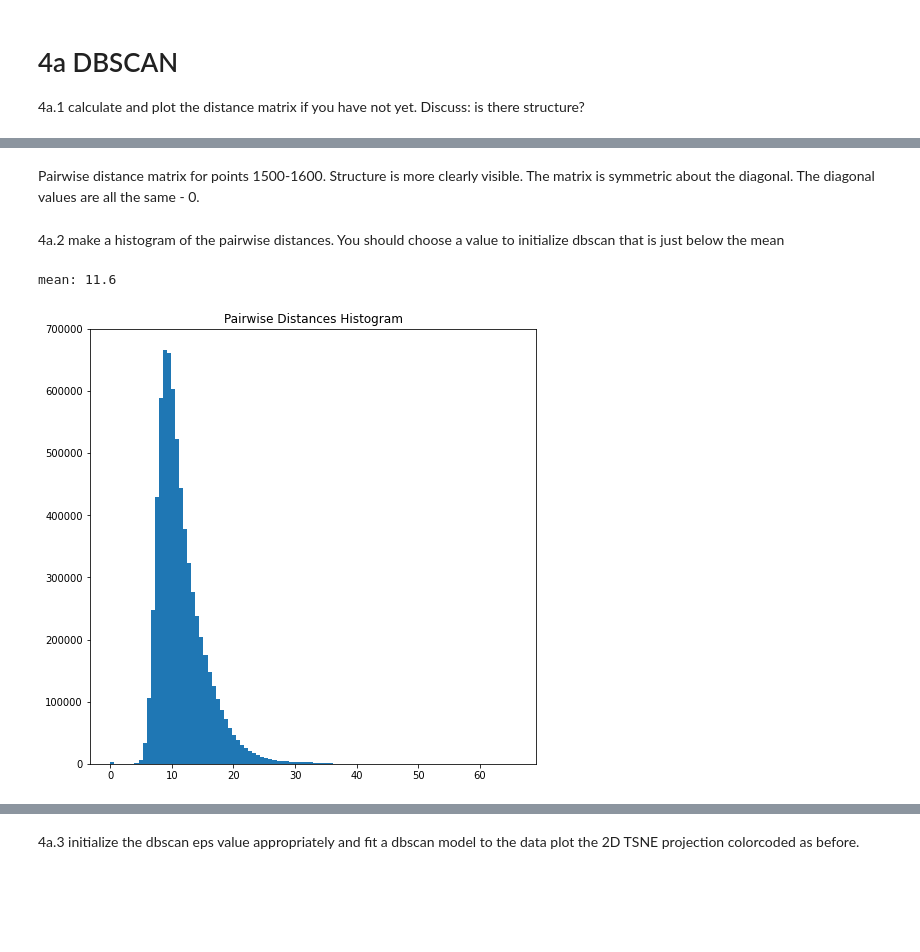
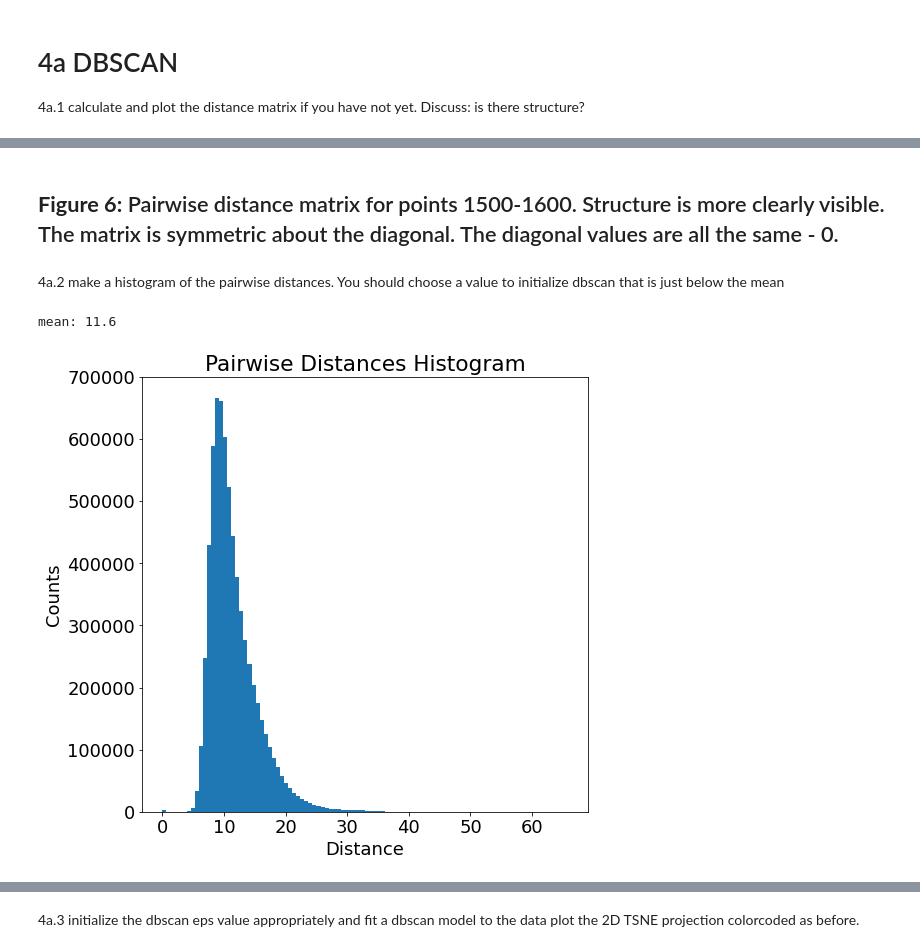
Before and after one commit to nkorzounUD/DSPS_NKorzoun, a Jupyter notebook: HW7/ClusteringGenes.ipynb, the cells around one changed output, grey strips where cells are left out. Cells and saved outputs as stored; diff of their text form; code cells hidden in the pictures; blank space fills up the shorter version.

```diff
--- a/HW7/ClusteringGenes.ipynb
+++ b/HW7/ClusteringGenes.ipynb
@@ -168,6 +169,17 @@ pl.show()
 2.4 calculate a function that measures the intracluster variance (i did it in class)
 # %%
 def calICVar(points, labels, centers):
+  '''Calculates the total intracluster variance.
+
+  Parameters:
+  points  -- data points for which to calculate the intracluster variance
+  labels  -- cluster labels of data points output from k-means algorithm
+  centers -- centers of clusters output from k-means algorithm
+
+  Returns:
+  The sum of the variances for each cluster
+  '''
+
   variances = []
   clusters = np.amax(labels) + 1
   for i in range(clusters):
@@ -189,7 +201,8 @@ ICVvals = []
 
 for i in range(nClust):
   Nvals.append(i+1)
-  geneclustersKM = cluster.KMeans(n_clusters=(i+1)).fit(scaledgenes)
+  geneclustersKM = cluster.KMeans(n_clusters=(i+1),
+                                  random_state=111).fit(scaledgenes)
   ICV = calICVar(scaledgenes, geneclustersKM.labels_,
                  geneclustersKM.cluster_centers_)
   ICVvals.append(ICV)
@@ -293,15 +310,17 @@ ax = sns.heatmap(distMatrix[1500:1600,1500:1600],cmap='Greys',xticklabels=20,
 # %% [markdown]
-Pairwise distance matrix for points 1500-1600. Structure is more clearly visible. The matrix is symmetric about the diagonal. The diagonal values are all the same - 0.
+## **Figure 6:** Pairwise distance matrix for points 1500-1600. Structure is more clearly visible. The matrix is symmetric about the diagonal. The diagonal values are all the same - 0.
 # %% [markdown]
 4a.2 make a histogram of the pairwise distances. You should choose a value to initialize dbscan that is just below the mean
 # %%
 distances = distMatrix.flatten()
 plt.figure(figsize=(8, 8))
 plt.hist(distances, bins=100)
 plt.title("Pairwise Distances Histogram")
+plt.xlabel("Distance")
+plt.ylabel("Counts");
 
 print("mean: {0:.1f}".format(np.mean(distances)))
 # %% [output]
 mean: 11.6
-[figure, old version]
+[figure, new version]
 # %% [markdown]
```
Also changed, not shown: parts of 50 cells of this notebook.
